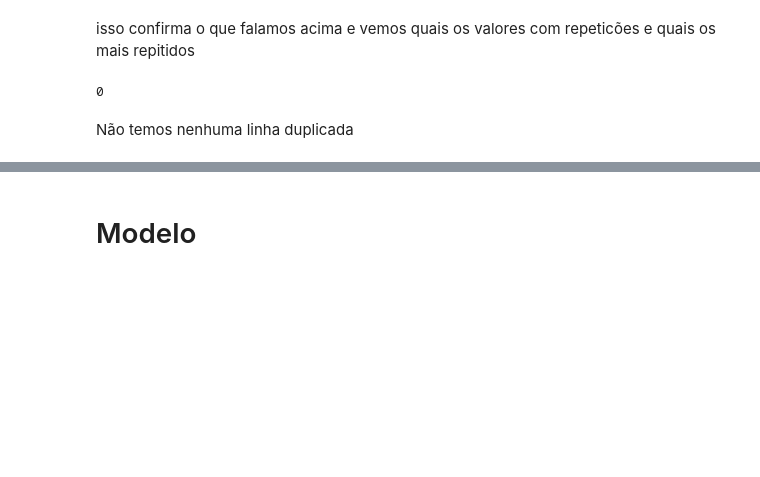
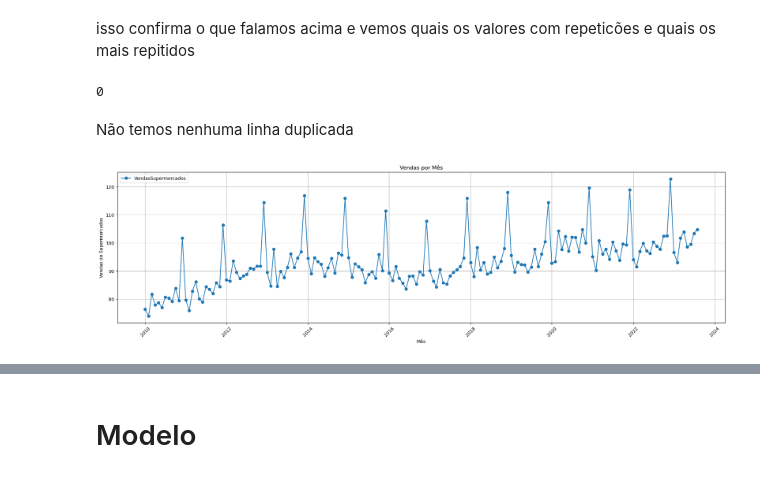
Before and after one commit to leonardoccarv/VendasDeSupermercados, a Jupyter notebook: notebook.ipynb, the cells around one changed output, grey strips where cells are left out. Saved outputs shown, nothing was run; the diff lists cells and outputs as text; code cells hidden in the pictures; blank space fills up the shorter version.

```diff
--- a/notebook.ipynb
+++ b/notebook.ipynb
@@ -183,4 +207,18 @@ df_train.duplicated().sum()
 0
 # %% [markdown]
 Não temos nenhuma linha duplicada
+# %%
+df = df.sort_values(by='Date')
+
+plt.figure(figsize=(24, 6))
+plt.plot(df['Date'], df['VendasSupermercados'], label='VendasSupermercados', marker='o')
+plt.title('Vendas por Mês')
+plt.xlabel('Mês')
+plt.ylabel('Vendas do Supermercados')
+plt.legend()
+plt.xticks(rotation=45)
+plt.grid(True)
+plt.show()
+# %% [output]
+[figure, added]
 # %%
```
Also changed, not shown: parts of 18 cells of this notebook.
